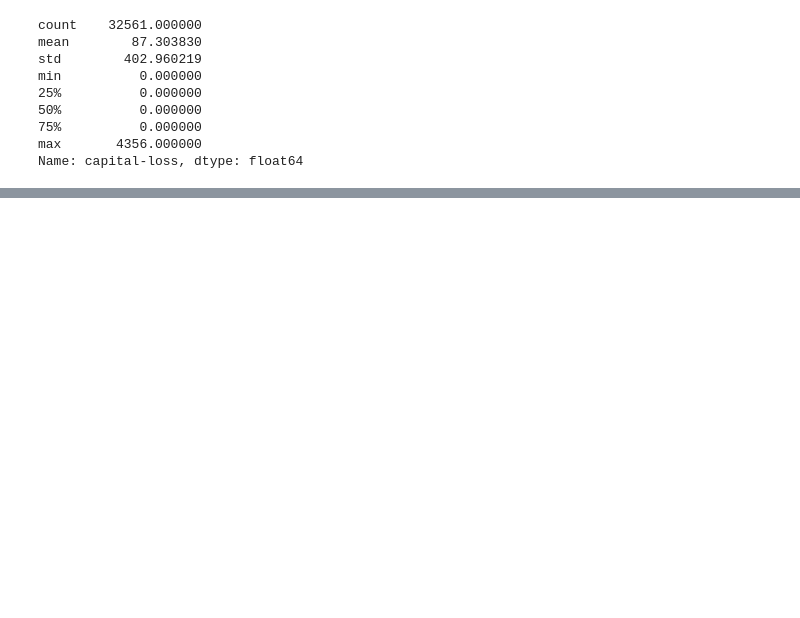
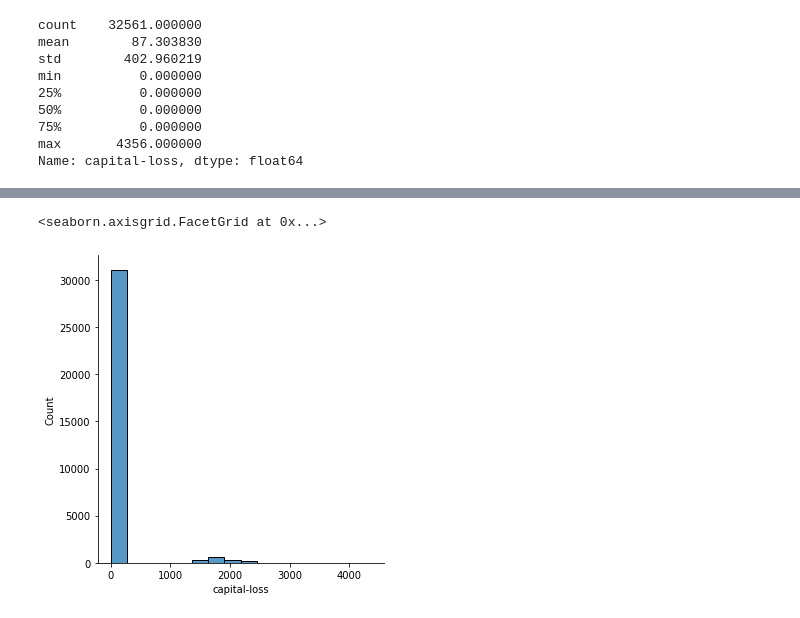
Before and after one commit to larhchim/Salary-Prediction-Classification-ML, a Jupyter notebook: Projet_ML_LARHCHIM_EL_BIYAALI.ipynb, the cells around one changed output, grey strips where cells are left out. Cells and saved outputs as stored; diff of their text form; code cells hidden in the pictures; blank space fills up the shorter version.

```diff
--- a/Projet_ML_LARHCHIM_EL_BIYAALI.ipynb
+++ b/Projet_ML_LARHCHIM_EL_BIYAALI.ipynb
@@ -172,3 +189,0 @@ df["workclass"].isnull().sum()
-# %%
-df['native-country'] = df['native-country'].replace("?", np.nan)
-df["native-country"].isnull().values.any()
@@ -187,5 +300,2 @@ min        114.000000
 max      99999.000000
 Name: capital-gain, dtype: float64
-# %%
-df['capital-gain'] = df['capital-gain'].replace(0, np.nan)
-df["capital-gain"].describe()
@@ -211,6 +311,3 @@ min          0.000000
 75%          0.000000
 max       4356.000000
 Name: capital-loss, dtype: float64
-# %%
-df['capital-loss'] = df['capital-loss'].replace(0, np.nan)
-df["capital-loss"].describe()
@@ -227,3 +313,0 @@ Name: capital-loss, dtype: float64
-# %%
-df['occupation'] = df['occupation'].replace('?', np.nan)
-df["occupation"].isnull().sum()
@@ -270,0 +326,5 @@ dtype: int64
+# %%
+sns.displot(x="capital-loss",data=df)
+# %% [output]
+<seaborn.axisgrid.FacetGrid at 0x...>
+[figure, added]
```
Also changed, not shown: parts of 27 cells of this notebook.
